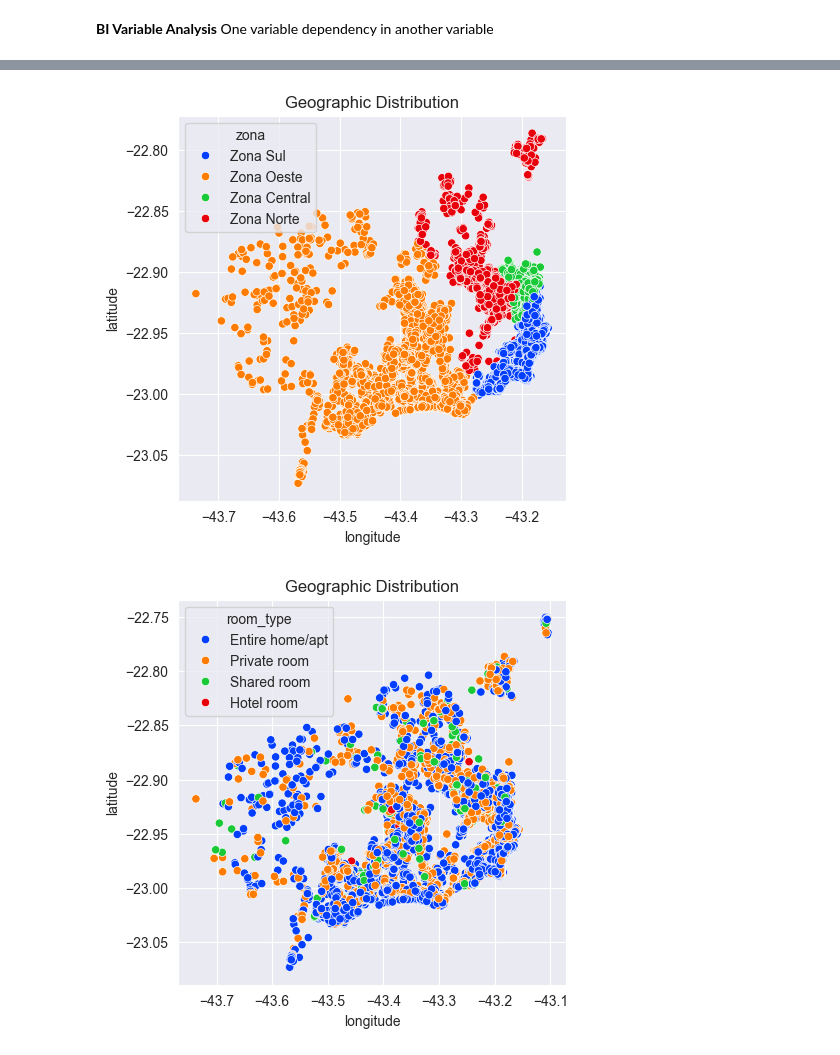
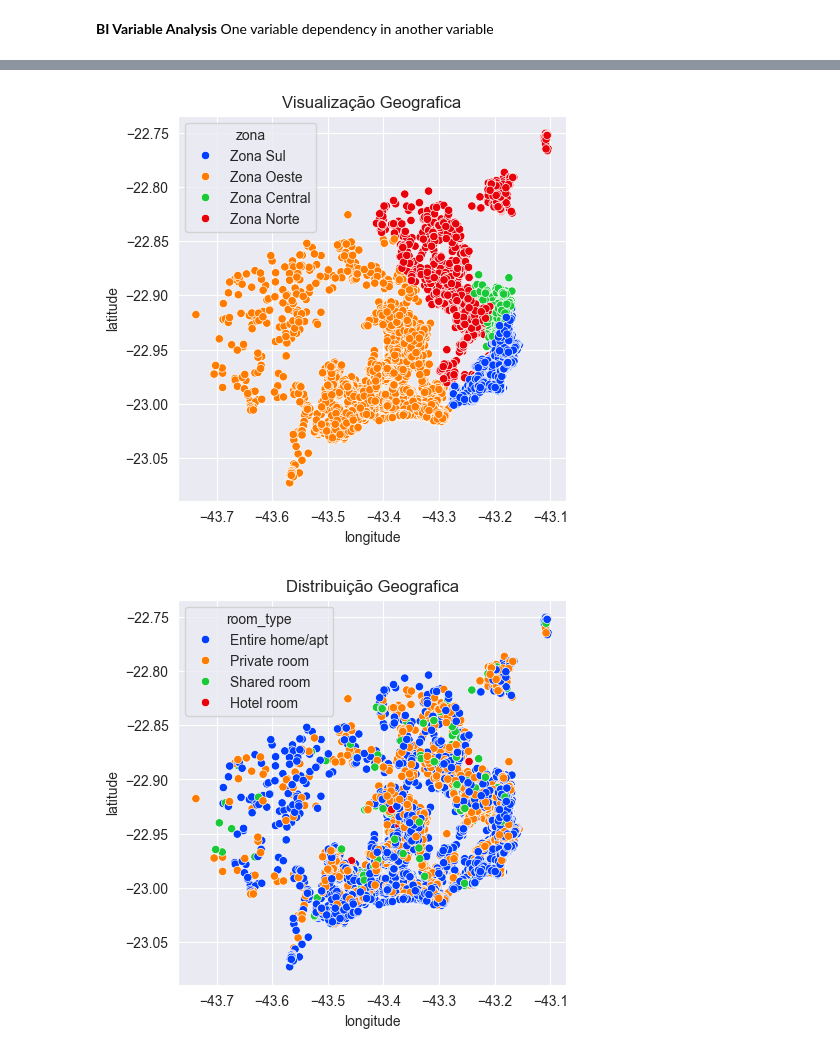
Before and after one commit to Viniciustoc/Analise-Airbnb-Rio-de-Janeiro, a Jupyter notebook: Data_Analyisis_AirBnb_Rio_de_Janeiro.ipynb, the cells around one changed output, grey strips where cells are left out. Cells and saved outputs as stored; diff of their text form; code cells hidden in the pictures.

```diff
--- a/Data_Analyisis_AirBnb_Rio_de_Janeiro.ipynb
+++ b/Data_Analyisis_AirBnb_Rio_de_Janeiro.ipynb
@@ -283,22 +306,22 @@ sns.pairplot(data=df, vars=['price','minimum_nights', 'number_of_reviews', 'avai
 # %%
 # Geographical view Rio de Janeiro
 
 plt.figure(figsize=(5,5))
-sns.scatterplot(data=df, x='longitude', y='latitude', hue='zona', palette='bright')
-plt.title('Geographic Distribution')
+sns.scatterplot(data=data, x='longitude', y='latitude', hue='zona', palette='bright')
+plt.title('Visualização Geografica')
 plt.show()
 # %% [output]
-[figure, old version]
+[figure, new version]
 # %%
 # Geographical view Rio de Janeiro
 
 plt.figure(figsize=(5,5))
-sns.scatterplot(data=df, x='longitude', y='latitude', hue='room_type', palette='bright')
+sns.scatterplot(data=data, x='longitude', y='latitude', hue='room_type', palette='bright')
 plt.title('Locality and Review Dependency')
-plt.title('Geographic Distribution')
+plt.title('Distribuição Geografica')
 plt.show()
 # %% [output]
-[figure, old version]
+[figure, new version]
 # %%
 # heat map - Correlation of one variable with others for numerical column
 
```
Also changed, not shown: parts of 18 cells of this notebook.
